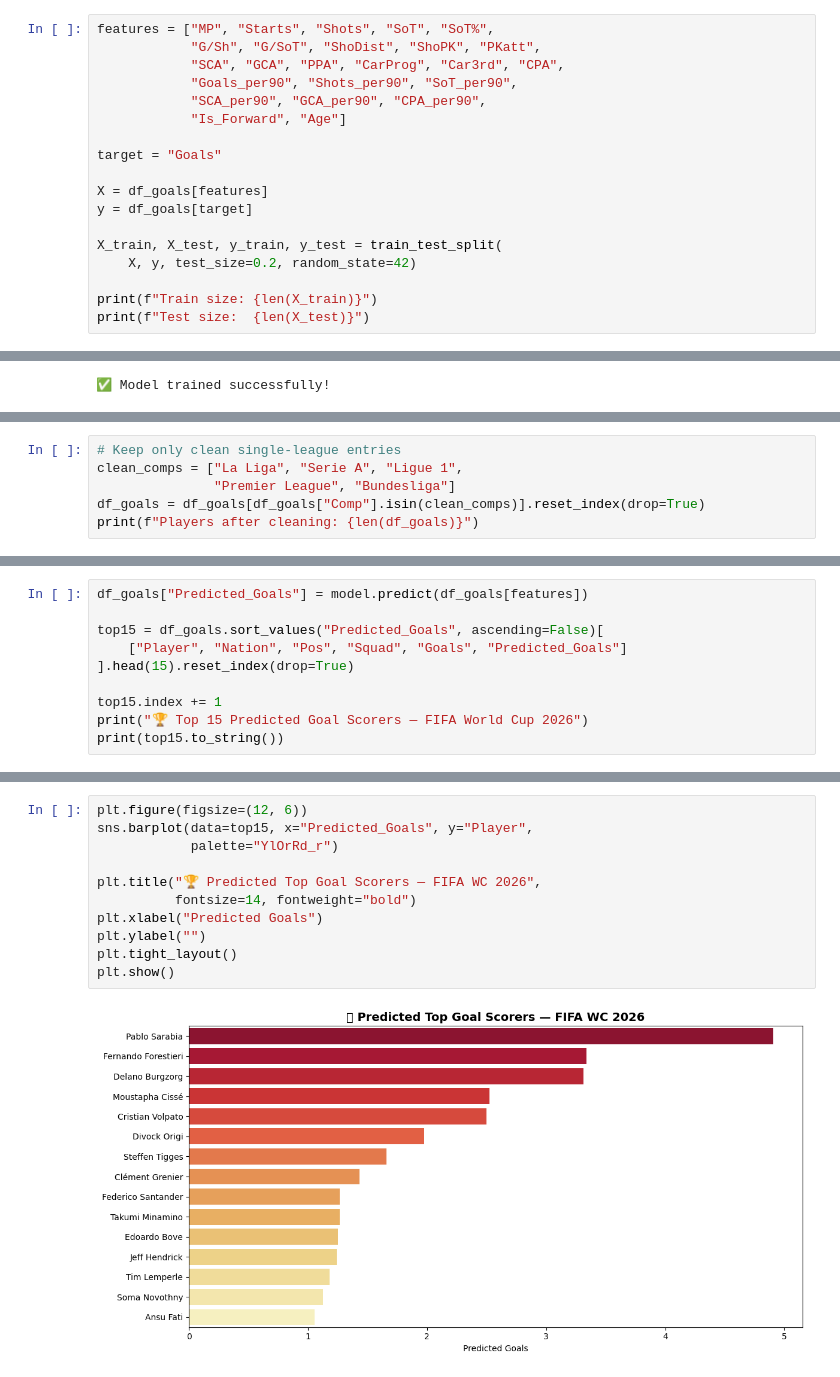
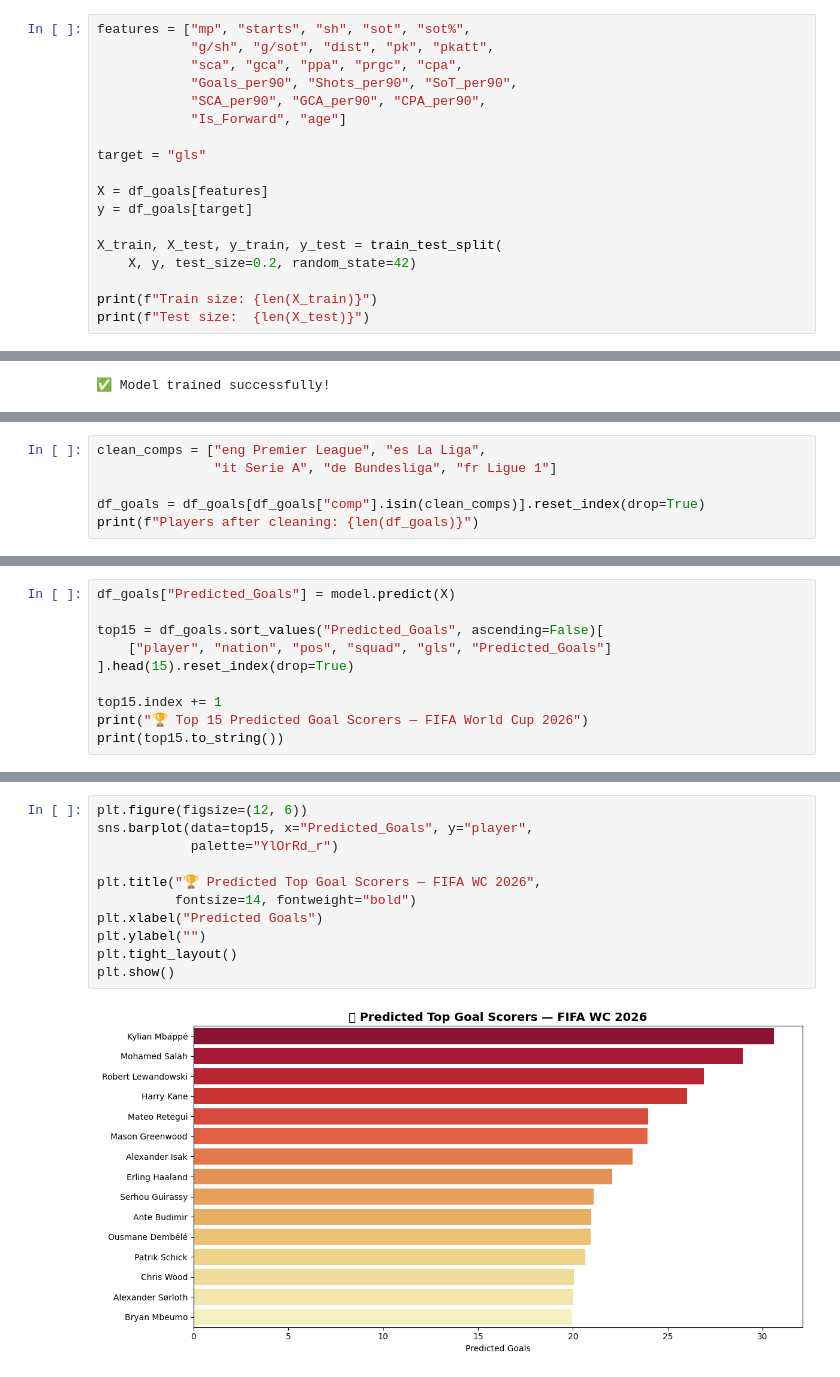
Before and after one commit to vardhan-U/Prediction.oc, a Jupyter notebook: player_stats/wc_goal_scorer_predictor.ipynb, the cells around one changed output, grey strips where cells are left out. Drawn from its saved outputs; the diff is of its cells as text.

```diff
--- a/player_stats/wc_goal_scorer_predictor.ipynb
+++ b/player_stats/wc_goal_scorer_predictor.ipynb
@@ -189,12 +187,12 @@ plt.show()
 # %%
-features = ["MP", "Starts", "Shots", "SoT", "SoT%",
-            "G/Sh", "G/SoT", "ShoDist", "ShoPK", "PKatt",
-            "SCA", "GCA", "PPA", "CarProg", "Car3rd", "CPA",
+features = ["mp", "starts", "sh", "sot", "sot%",
+            "g/sh", "g/sot", "dist", "pk", "pkatt",
+            "sca", "gca", "ppa", "prgc", "cpa",
             "Goals_per90", "Shots_per90", "SoT_per90",
             "SCA_per90", "GCA_per90", "CPA_per90",
-            "Is_Forward", "Age"]
+            "Is_Forward", "age"]
 
-target = "Goals"
+target = "gls"
 
 X = df_goals[features]
 y = df_goals[target]
@@ -291,7 +241,7 @@ Name: count, dtype: int64
 # %%
-# Keep only clean single-league entries
-clean_comps = ["La Liga", "Serie A", "Ligue 1",
-               "Premier League", "Bundesliga"]
-df_goals = df_goals[df_goals["Comp"].isin(clean_comps)].reset_index(drop=True)
+clean_comps = ["eng Premier League", "es La Liga",
+               "it Serie A", "de Bundesliga", "fr Ligue 1"]
+
+df_goals = df_goals[df_goals["comp"].isin(clean_comps)].reset_index(drop=True)
 print(f"Players after cleaning: {len(df_goals)}")
 # %% [output]
@@ -323,10 +248,0 @@ Name: count, dtype: int64
-# %%
-df_goals["Predicted_Goals"] = model.predict(df_goals[features])
-
-top15 = df_goals.sort_values("Predicted_Goals", ascending=False)[
-    ["Player", "Nation", "Pos", "Squad", "Goals", "Predicted_Goals"]
-].head(15).reset_index(drop=True)
-
-top15.index += 1
-print("🏆 Top 15 Predicted Goal Scorers — FIFA World Cup 2026")
-print(top15.to_string())
@@ -350,0 +249,10 @@ print(top15.to_string())
+# %%
+df_goals["Predicted_Goals"] = model.predict(X)
+
+top15 = df_goals.sort_values("Predicted_Goals", ascending=False)[
+    ["player", "nation", "pos", "squad", "gls", "Predicted_Goals"]
+].head(15).reset_index(drop=True)
+
+top15.index += 1
+print("🏆 Top 15 Predicted Goal Scorers — FIFA World Cup 2026")
+print(top15.to_string())
@@ -351,13 +277,13 @@ print(top15.to_string())
 # %%
 plt.figure(figsize=(12, 6))
-sns.barplot(data=top15, x="Predicted_Goals", y="Player",
+sns.barplot(data=top15, x="Predicted_Goals", y="player",
             palette="YlOrRd_r")
 
 plt.title("🏆 Predicted Top Goal Scorers — FIFA WC 2026",
           fontsize=14, fontweight="bold")
 plt.xlabel("Predicted Goals")
 plt.ylabel("")
 plt.tight_layout()
 plt.show()
 # %% [output]
-[figure, old version]
+[figure, new version]
```
Also changed, not shown: parts of 47 cells of this notebook, 1 other file.
